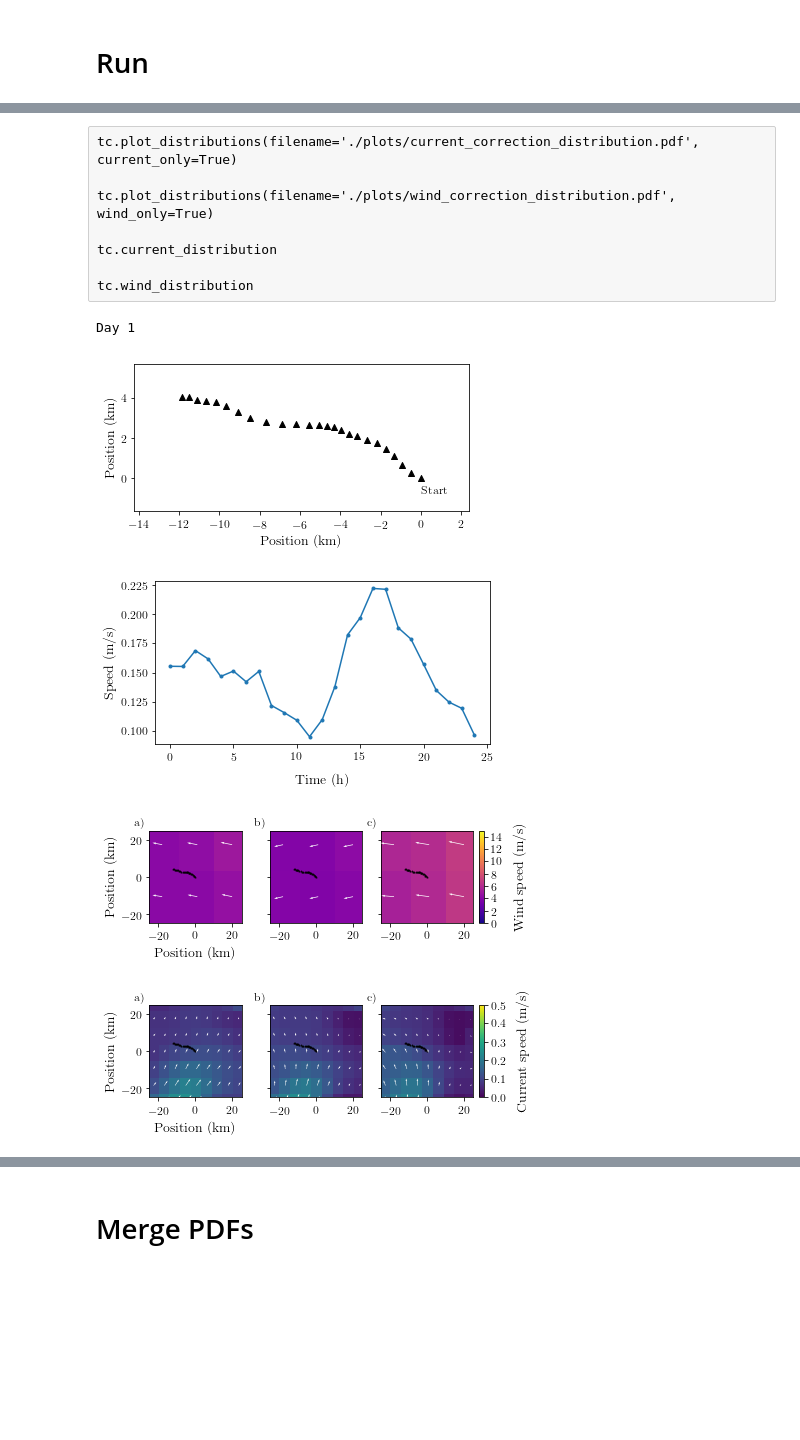
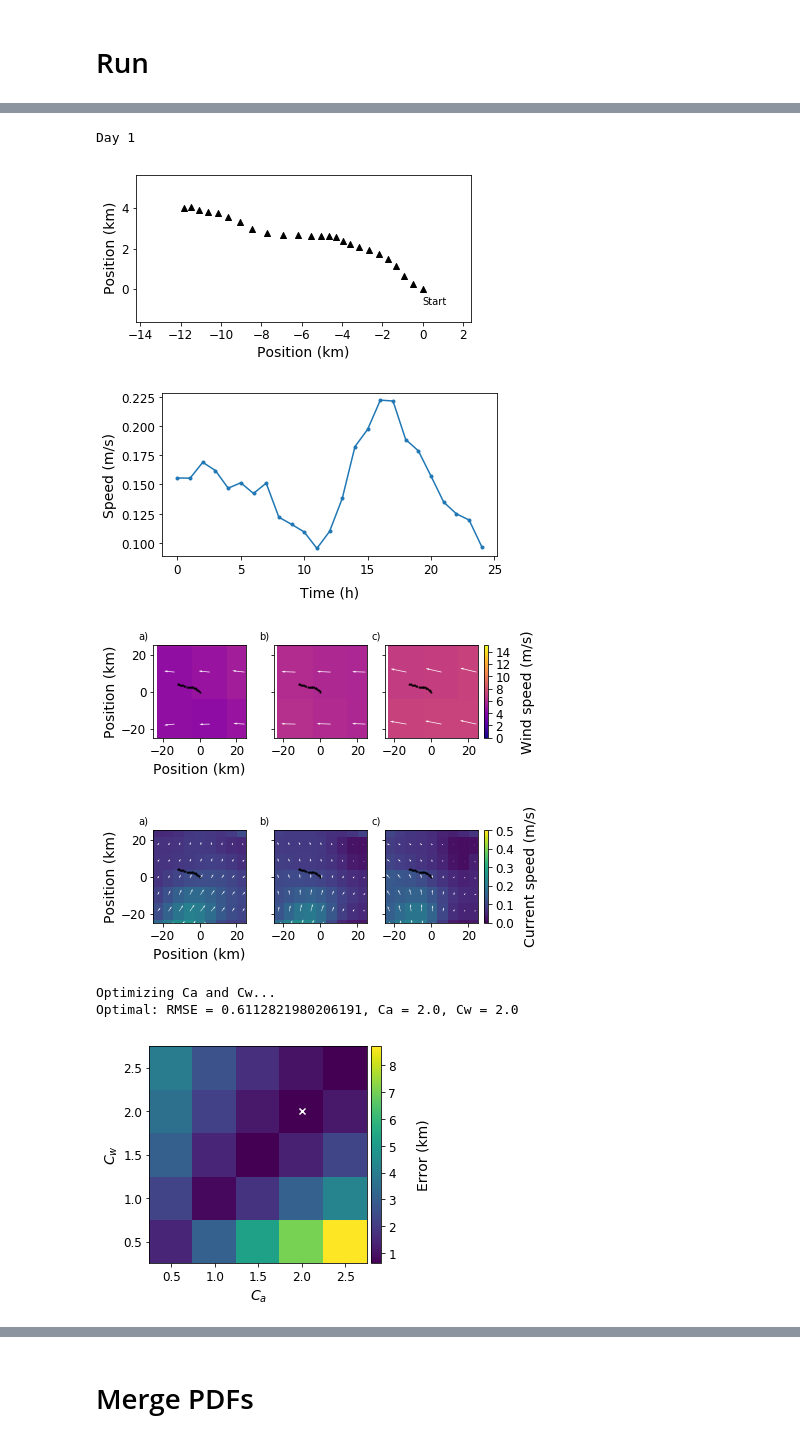
Before and after one commit to jmunroe/IceDEF, a Jupyter notebook: notebooks/ensemble.ipynb, the cells around one changed output, grey strips where cells are left out. Saved outputs shown, nothing was run; the diff lists cells and outputs as text; code cells hidden in the pictures; blank space fills up the shorter version.

```diff
--- a/notebooks/ensemble.ipynb
+++ b/notebooks/ensemble.ipynb
@@ -228,8 +235,12 @@ def plot_metocean_field(m, tc, field, velocity_field, field_name='ocean'):
 
     elif field_name == 'atmosphere':
 
-        field_lons = field.longitude.values[:-1]
+        field_lons = field.longitude.values
         field_lats = field.latitude.values
+        if len(field_lons) == len(field_lats):
+            pass
+        else:
+            field_lons = field_lons[:-1]
         field_times = field.time.values
         cbar_label = 'Wind speed (m/s)'
         cmap = 'plasma'
@@ -312,13 +323,20 @@ def plot_metocean_field(m, tc, field, velocity_field, field_name='ocean'):
 # %%
 # plot names
 
-def save_figure(figure, beacon_id, day, filename, default_run=False):
+def save_figure(figure, beacon_id, day, filename, default_run=False, file_list=None):
 
     if default_run:
         run_type = 'default_'
     else:
         run_type = ''
-    figure.savefig(f'./plots/beacon{beacon_id}_day{day}_{run_type}' + filename, bbox_inches='tight')
+
+    full_filename = f'./plots/beacon{beacon_id}_day{day}_{run_type}' + filename
+    figure.savefig(full_filename, bbox_inches='tight')
+
+    if file_list:
+        file_list.append(full_filename)
+    else:
+        pass
 
 # Observed drift track
 position_filename = 'position.pdf'
@@ -381,11 +360,3 @@ for day in days:
-# %% [raw]
-tc.plot_distributions(filename='./plots/current_correction_distribution.pdf', current_only=True)
-
-tc.plot_distributions(filename='./plots/wind_correction_distribution.pdf', wind_only=True)
-
-tc.current_distribution
-
-tc.wind_distribution
 # %%
 start_day = 1
 num_days = 1
@@ -402,9 +373,11 @@ all_probabilities = {}
 
 smoothing_constant = 0.2
 
+files = []
+
 for day in days:
 
-    for default in [False]:
+    for default in [False, True]:
 
         results = {}
 
@@ -434,7 +407,7 @@ for day in days:
         ref_ys -= ref_ys[0]
 
         sim_args = tc.time_frame, tc.start_location, tc.start_velocity
-        sim = simulator.Simulator(*sim_args, **{'ocean_model': 'ECMWF'})
+        sim = simulator.Simulator(*sim_args, **{'ocean_model': 'ECMWF', 'atmosphere_model': 'ECMWF'})
         sim.testcase = tc
         sim.results.map = map_
         reference_data_dict = {'time': ref_times, 'latitude': ref_lats, 'longitude': ref_lons}
@@ -442,7 +415,7 @@ for day in days:
         sim.results.add_xy_to_existing_dataset('reference')
 
         position_fig, position_ax = plot_observed_track(ref_xs, ref_ys)
-        save_figure(position_fig, beacon_id, day, position_filename, default_run=default)
+        save_figure(position_fig, beacon_id, day, position_filename, default_run=default, file_list=files)
         plt.show()
 
         ts = tc.ref_times
@@ -465,18 +438,6 @@ for day in days:
         total_distance /= 1000
         all_total_distances[f'day{day}{run_type}'] = total_distance
 
-#         velocity_fig, (ax1, ax2) = plt.subplots(nrows=2, ncols=1, sharex=True)
-
-#         ax1.plot(us, '.-', label='Eastward')
-#         ax1.plot(vs, '.-', label='Northward')
-#         ax1.margins(y=0.5)
-#         ax1.set_ylabel('Velocity (m/s)')
-#         ax1.legend(ncol=2)
-
-#         ax2.plot(np.sqrt(us**2 + vs**2), '.-')
-#         ax2.set_xlabel('Hours since 2015-04-24 21:54:40', labelpad=10)
-#         ax2.set_ylabel('Speed (m/s)')
-
         velocity_fig = plt.figure(figsize=(6, 3))
         ax = velocity_fig.add_subplot(111)
 
@@ -484,23 +445,20 @@ for day in days:
         ax.set_xlabel('Time (h)', labelpad=10)
         ax.set_ylabel('Speed (m/s)')
 
-        save_figure(velocity_fig, beacon_id, day, velocity_filename, default_run=default)
+        save_figure(velocity_fig, beacon_id, day, velocity_filename, default_run=default, file_list=files)
         plt.show()
 
         wind_field_figure, wind_field_ax = plot_metocean_field(map_, tc,
                                                                sim.atmosphere.data, sim.atmosphere.wind,
                                                                field_name='atmosphere')
-        save_figure(wind_field_figure, beacon_id, day, wind_field_filename, default_run=default)
+        save_figure(wind_field_figure, beacon_id, day, wind_field_filename, default_run=default, file_list=files)
         plt.show()
 
         current_field_figure, current_field_ax = plot_metocean_field(map_, tc,
                                                                      sim.ocean.data, sim.ocean.current,
                                                                      field_name='ocean')
-        save_figure(current_field_figure, beacon_id, day, current_field_filename, default_run=default)
+        save_figure(current_field_figure, beacon_id, day, current_field_filename, default_run=default, file_list=files)
         plt.show()
-
-        break
-
 
         print('Optimizing Ca and Cw...')
 
@@ -567,7 +525,8 @@ for day in days:
 
         optimization_grid_figure, optimization_grid_ax = pcolor_optimization_results(Cas, Cws, err_dict['err'],
                                                                                      optimal_Ca, optimal_Cw)
-        save_figure(optimization_grid_figure, beacon_id, day, optimization_grid_filename, default_run=default)
+        save_figure(optimization_grid_figure, beacon_id, day, optimization_grid_filename, default_run=default,
+                    file_list=files)
         plt.show()
 
         xs = sim.results.data[str(index)]['easting'].values - ref_x0
@@ -576,7 +535,7 @@ for day in days:
         optimization_spaghetti_figure, optimization_spaghetti_ax = plot_spaghetti2(all_xs, all_ys,
                                                                                    ref_xs, ref_ys, xs, ys)
         save_figure(optimization_spaghetti_figure, beacon_id, day, optimization_spaghetti_filename,
-                    default_run=default)
+                    default_run=default, file_list=files)
         plt.show()
 
 
@@ -621,7 +580,8 @@ for day in days:
         all_results[f'day{day}{run_type}'] = results
 
         ensemble_spaghetti_figure, ensemble_spaghetti_ax = plot_spaghetti(all_xs, all_ys, ref_xs, ref_ys)
-        save_figure(ensemble_spaghetti_figure, beacon_id, day, ensemble_spaghetti_filename, default_run=default)
+        save_figure(ensemble_spaghetti_figure, beacon_id, day, ensemble_spaghetti_filename, default_run=default,
+                    file_list=files)
         plt.show()
 
 
@@ -668,35 +628,38 @@ for day in days:
                                                                                                   (x_data, y_data),
                                                                                                   (ref_xs, ref_ys),
                                                                                                   0.05)
         save_figure(ensemble_probabilistic_map_figure, beacon_id, day, ensemble_probabilistic_map_filename,
-                    default_run=default)
+                    default_run=default, file_list=files)
         plt.show()
 
         x_indices = []
         y_indices = []
         for ref_x, ref_y in zip(ref_xs, ref_ys):
             x_index = np.argmin(abs(X[:, 0] - ref_x))
             y_index = np.argmin(abs(Y[0, :] - ref_y))
             x_indices.append(x_index)
             y_indices.append(y_index)
         x_indices = np.array(x_indices)
         y_indices = np.array(y_indices)
 
         probabilities = []
         for x_index, y_index in zip(x_indices, y_indices):
             probabilities.append(Z[x_index, y_index])
         probabilities = np.array(probabilities)
 
         all_probabilities[f'day{day}{run_type}'] = probabilities
 
 
         del sim
         del tc
 
         gc.collect()
 # %% [output]
 Day 1
-[figure, old version]
+[figure, new version]
-[figure, old version]
+[figure, new version]
-[figure, old version]
+[figure, new version]
-[figure, old version]
+[figure, new version]
+Optimizing Ca and Cw...
+Optimal: RMSE = 0.6112821980206191, Ca = 2.0, Cw = 2.0
+[figure, added]
```
Also changed, not shown: parts of 24 cells of this notebook, 14 other files.
